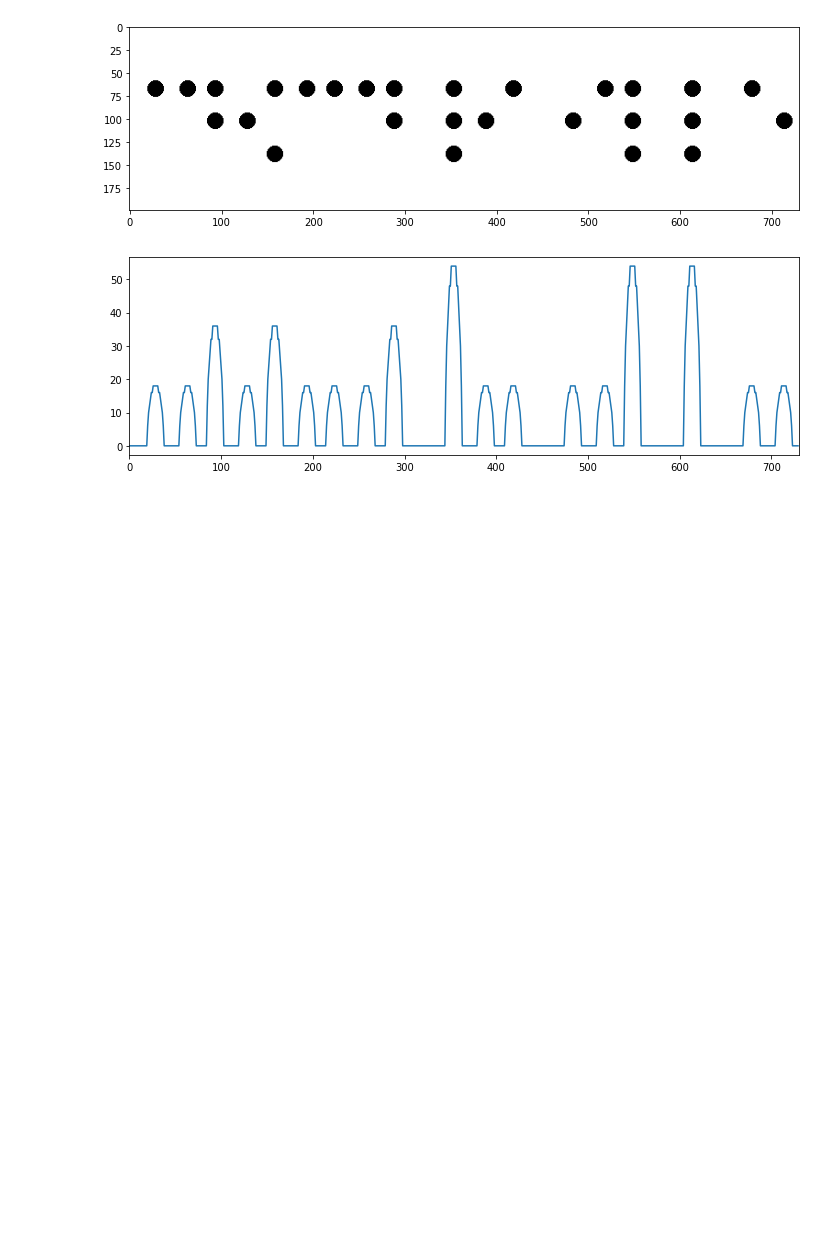
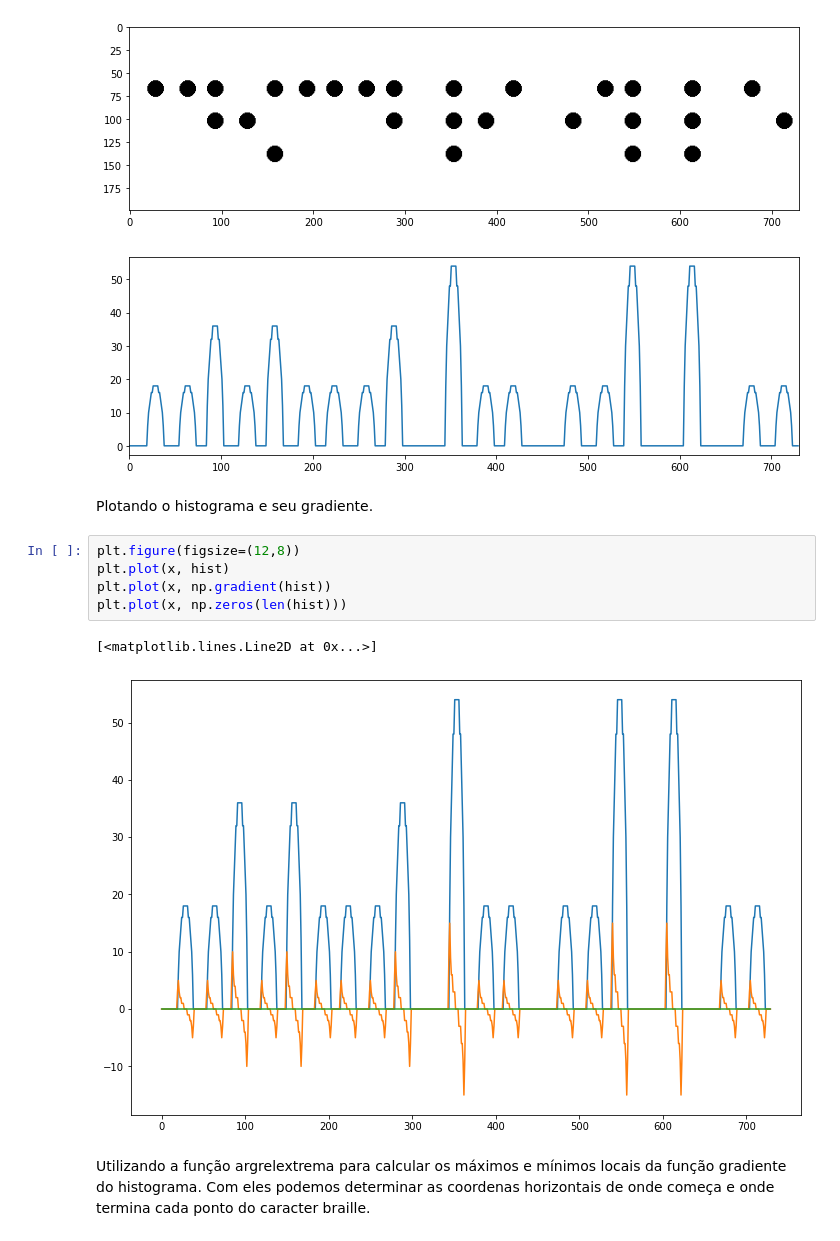
Before and after one commit to code-coffee-ufcg/braillingo-backend, a Jupyter notebook: obr/construindo_a_box.ipynb, the cells around one changed output. Cells and saved outputs as stored; diff of their text form; blank space fills up the shorter version.

```diff
--- a/obr/construindo_a_box.ipynb
+++ b/obr/construindo_a_box.ipynb
@@ -177,3 +180,15 @@ axs[1].set_xlim(0,730)
 # %% [output]
 (0.0, 730.0)
 [figure]
+# %% [markdown]
+Plotando o histograma e seu gradiente.
+# %%
+plt.figure(figsize=(12,8))
+plt.plot(x, hist)
+plt.plot(x, np.gradient(hist))
+plt.plot(x, np.zeros(len(hist)))
+# %% [output]
+[<matplotlib.lines.Line2D at 0x...>]
+[figure, added]
+# %% [markdown]
+Utilizando a função argrelextrema para calcular os máximos e mínimos locais da função gradiente do histograma. Com eles podemos determinar as coordenas horizontais de onde começa e onde termina cada ponto do caracter braille.
```
Also changed, not shown: parts of 3 cells of this notebook.
